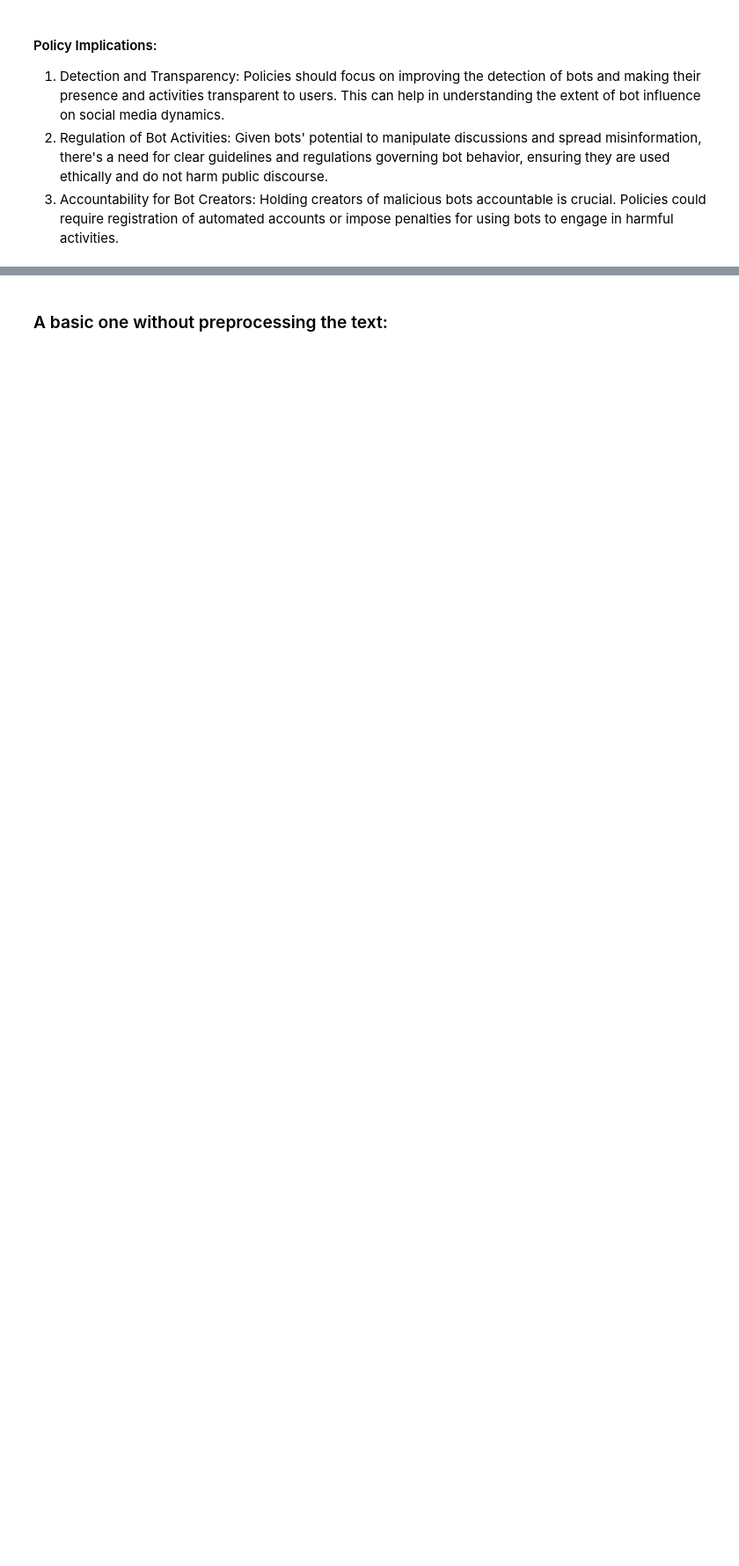
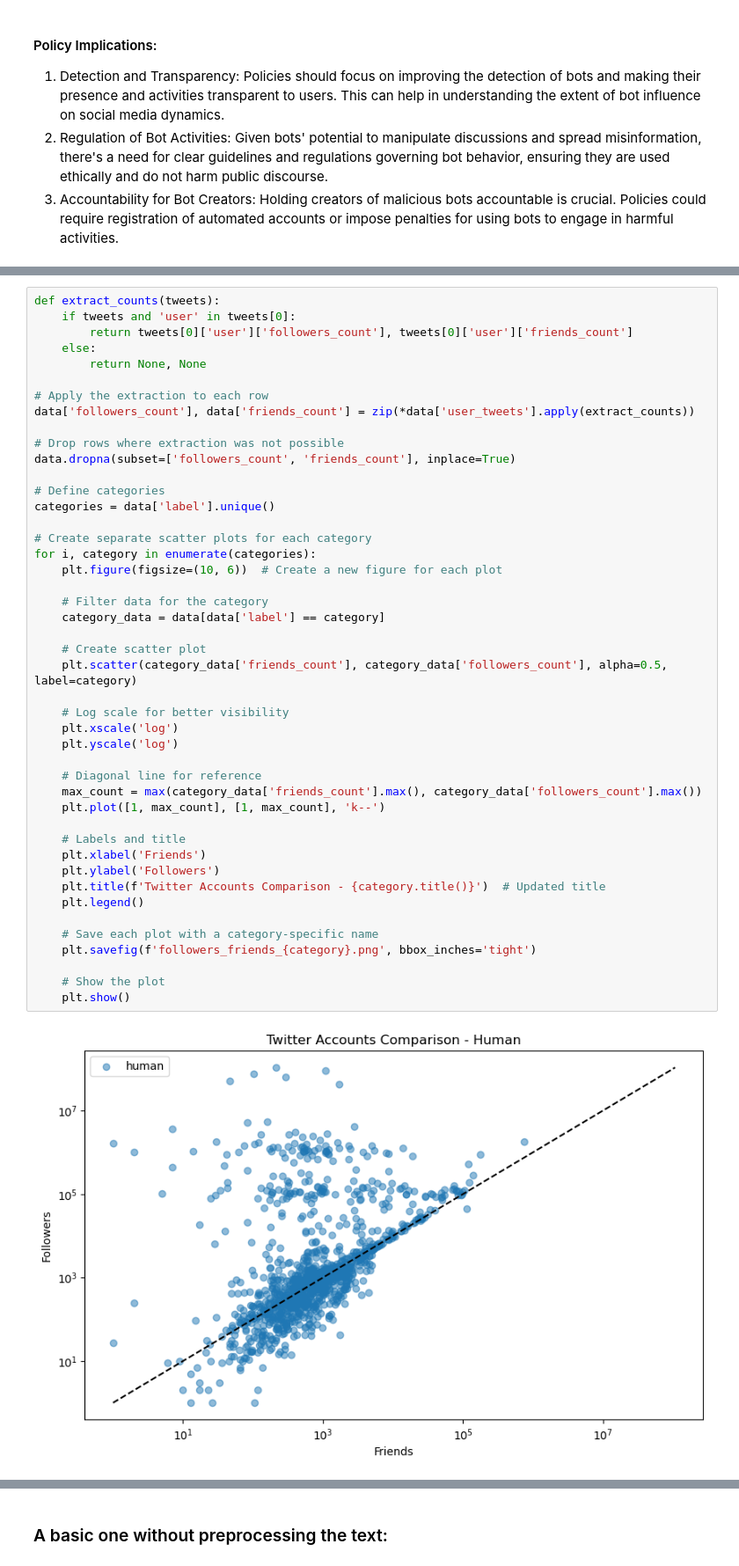
Before and after one commit to JiayingFang01/AI_powered_bots_on_social_media, a Jupyter notebook: DataAnalysis_Fiona.ipynb, the cells around one changed output, grey strips where cells are left out. Shown at 88% size. Drawn from its saved outputs; the diff is of its cells as text; blank space fills up the shorter version.

```diff
--- a/DataAnalysis_Fiona.ipynb
+++ b/DataAnalysis_Fiona.ipynb
@@ -444,0 +533,47 @@ plt.show()
+# %%
+def extract_counts(tweets):
+    if tweets and 'user' in tweets[0]:
+        return tweets[0]['user']['followers_count'], tweets[0]['user']['friends_count']
+    else:
+        return None, None
+
+# Apply the extraction to each row
+data['followers_count'], data['friends_count'] = zip(*data['user_tweets'].apply(extract_counts))
+
+# Drop rows where extraction was not possible
+data.dropna(subset=['followers_count', 'friends_count'], inplace=True)
+
+# Define categories
+categories = data['label'].unique()
+
+# Create separate scatter plots for each category
+for i, category in enumerate(categories):
+    plt.figure(figsize=(10, 6))  # Create a new figure for each plot
+
+    # Filter data for the category
+    category_data = data[data['label'] == category]
+
+    # Create scatter plot
+    plt.scatter(category_data['friends_count'], category_data['followers_count'], alpha=0.5, label=category)
+
+    # Log scale for better visibility
+    plt.xscale('log')
+    plt.yscale('log')
+
+    # Diagonal line for reference
+    max_count = max(category_data['friends_count'].max(), category_data['followers_count'].max())
+    plt.plot([1, max_count], [1, max_count], 'k--')
+
+    # Labels and title
+    plt.xlabel('Friends')
+    plt.ylabel('Followers')
+    plt.title(f'Twitter Accounts Comparison - {category.title()}')  # Updated title
+    plt.legend()
+
+    # Save each plot with a category-specific name
+    plt.savefig(f'followers_friends_{category}.png', bbox_inches='tight')
+
+    # Show the plot
+    plt.show()
+# %% [output]
+[figure, added]
```
Also changed, not shown: parts of 52 cells of this notebook.
